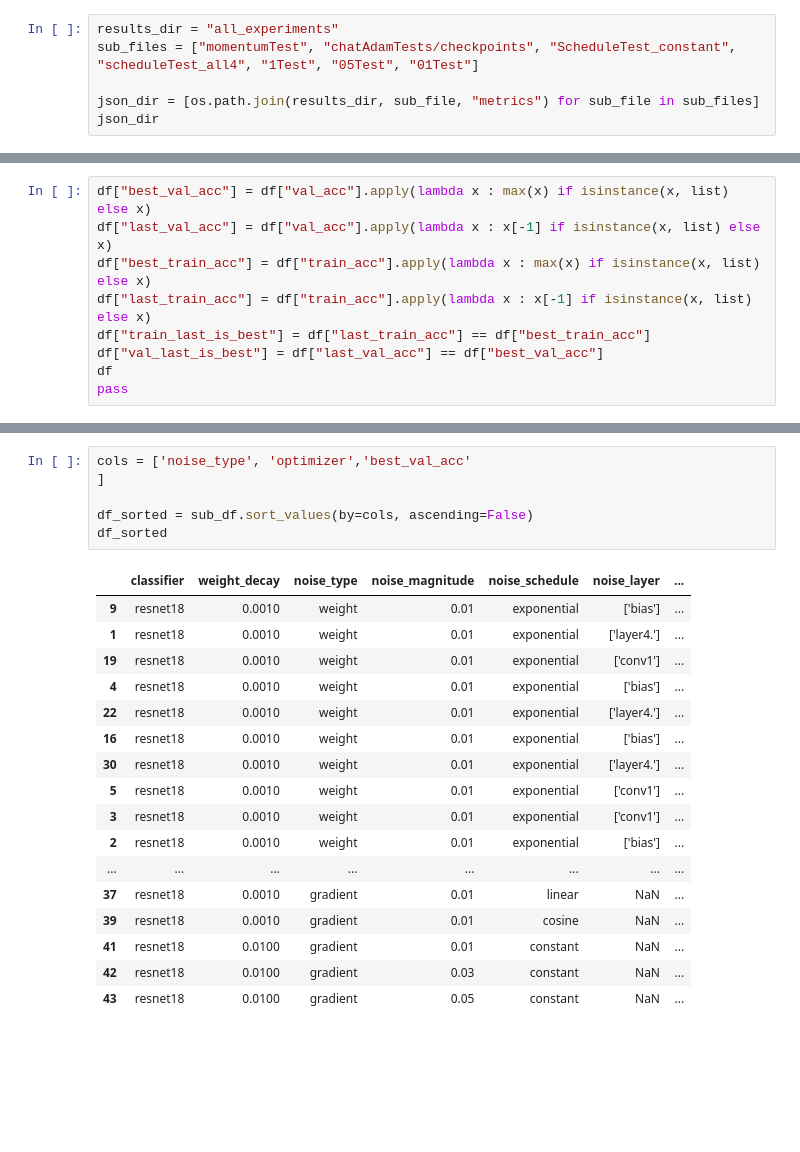
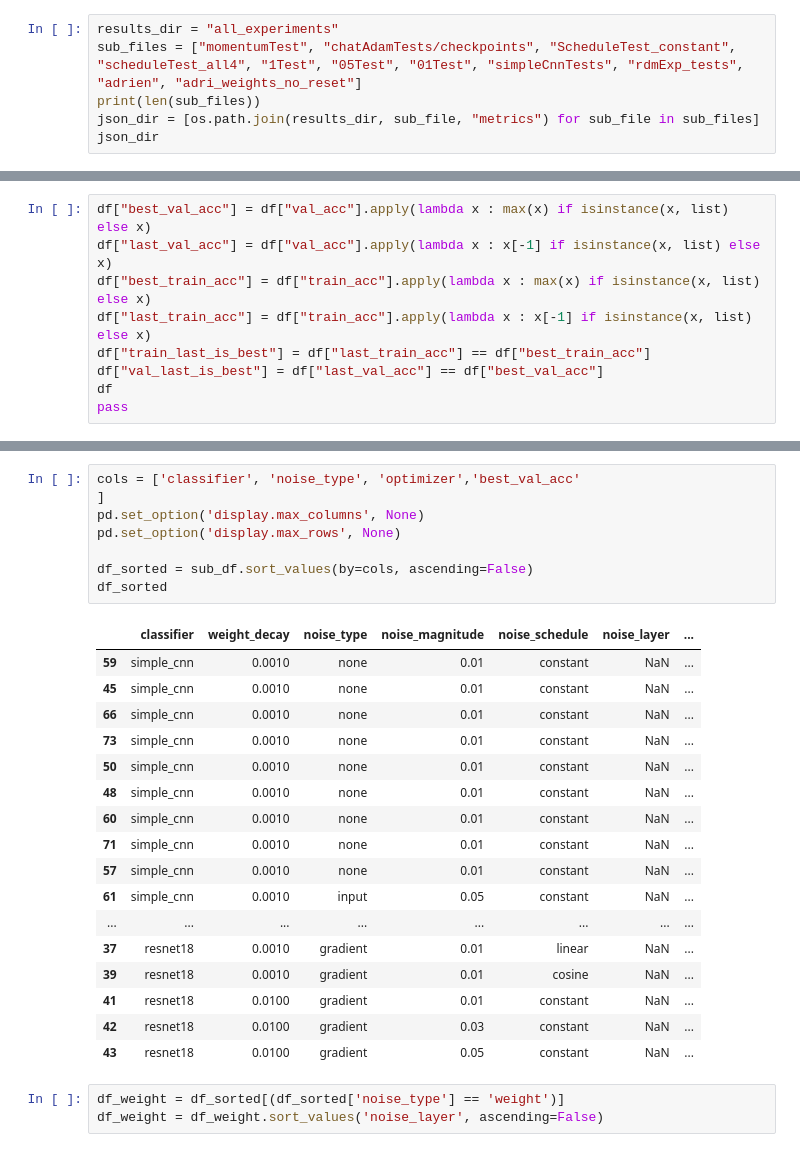
Before and after one commit to AdrienFeillard/OptML_project, a Jupyter notebook: dataframes_experiments.ipynb, the cells around one changed output, grey strips where cells are left out. Saved outputs shown, nothing was run; the diff lists cells and outputs as text; blank space fills up the shorter version.

Commit message:
modifie dataframe

```diff
--- a/dataframes_experiments.ipynb
+++ b/dataframes_experiments.ipynb
@@ -6,8 +6,8 @@ import json
 import os
 # %%
 results_dir = "all_experiments"
-sub_files = ["momentumTest", "chatAdamTests/checkpoints", "ScheduleTest_constant", "scheduleTest_all4", "1Test", "05Test", "01Test"]
-
+sub_files = ["momentumTest", "chatAdamTests/checkpoints", "ScheduleTest_constant", "scheduleTest_all4", "1Test", "05Test", "01Test", "simpleCnnTests", "rdmExp_tests", "adrien", "adri_weights_no_reset"]
+print(len(sub_files))
 json_dir = [os.path.join(results_dir, sub_file, "metrics") for sub_file in sub_files]
 json_dir
 # %% [output]
@@ -144,24 +134,29 @@ sub_df
 # %%
-cols = ['noise_type', 'optimizer','best_val_acc'
+cols = ['classifier', 'noise_type', 'optimizer','best_val_acc'
 ]
+pd.set_option('display.max_columns', None)
+pd.set_option('display.max_rows', None)
 
 df_sorted = sub_df.sort_values(by=cols, ascending=False)
 df_sorted
 # %% [output]
 |  | classifier | weight_decay | noise_type | noise_magnitude | noise_schedule | noise_layer | ... |
-| 9 | resnet18 | 0.0010 | weight | 0.01 | exponential | ['bias'] | ... |
-| 1 | resnet18 | 0.0010 | weight | 0.01 | exponential | ['layer4.'] | ... |
-| 19 | resnet18 | 0.0010 | weight | 0.01 | exponential | ['conv1'] | ... |
-| 4 | resnet18 | 0.0010 | weight | 0.01 | exponential | ['bias'] | ... |
-| 22 | resnet18 | 0.0010 | weight | 0.01 | exponential | ['layer4.'] | ... |
-| 16 | resnet18 | 0.0010 | weight | 0.01 | exponential | ['bias'] | ... |
-| 30 | resnet18 | 0.0010 | weight | 0.01 | exponential | ['layer4.'] | ... |
-| 5 | resnet18 | 0.0010 | weight | 0.01 | exponential | ['conv1'] | ... |
-| 3 | resnet18 | 0.0010 | weight | 0.01 | exponential | ['conv1'] | ... |
-| 2 | resnet18 | 0.0010 | weight | 0.01 | exponential | ['bias'] | ... |
+| 59 | simple_cnn | 0.0010 | none | 0.01 | constant | NaN | ... |
+| 45 | simple_cnn | 0.0010 | none | 0.01 | constant | NaN | ... |
+| 66 | simple_cnn | 0.0010 | none | 0.01 | constant | NaN | ... |
+| 73 | simple_cnn | 0.0010 | none | 0.01 | constant | NaN | ... |
+| 50 | simple_cnn | 0.0010 | none | 0.01 | constant | NaN | ... |
+| 48 | simple_cnn | 0.0010 | none | 0.01 | constant | NaN | ... |
+| 60 | simple_cnn | 0.0010 | none | 0.01 | constant | NaN | ... |
+| 71 | simple_cnn | 0.0010 | none | 0.01 | constant | NaN | ... |
+| 57 | simple_cnn | 0.0010 | none | 0.01 | constant | NaN | ... |
+| 61 | simple_cnn | 0.0010 | input | 0.05 | constant | NaN | ... |
 | ... | ... | ... | ... | ... | ... | ... | ... |
 | 37 | resnet18 | 0.0010 | gradient | 0.01 | linear | NaN | ... |
 | 39 | resnet18 | 0.0010 | gradient | 0.01 | cosine | NaN | ... |
 | 41 | resnet18 | 0.0100 | gradient | 0.01 | constant | NaN | ... |
 | 42 | resnet18 | 0.0100 | gradient | 0.03 | constant | NaN | ... |
 | 43 | resnet18 | 0.0100 | gradient | 0.05 | constant | NaN | ... |
+# %%
+df_weight = df_sorted[(df_sorted['noise_type'] == 'weight')]
+df_weight = df_weight.sort_values('noise_layer', ascending=False)
```
Also changed, not shown: parts of 6 cells of this notebook.
